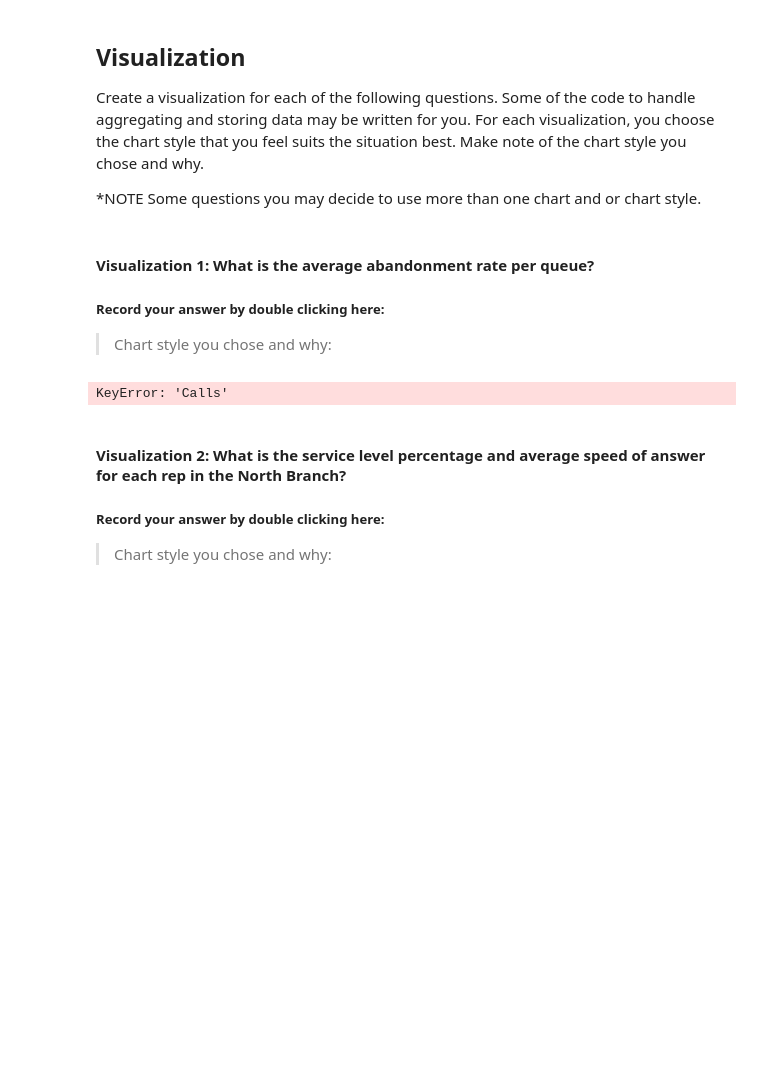
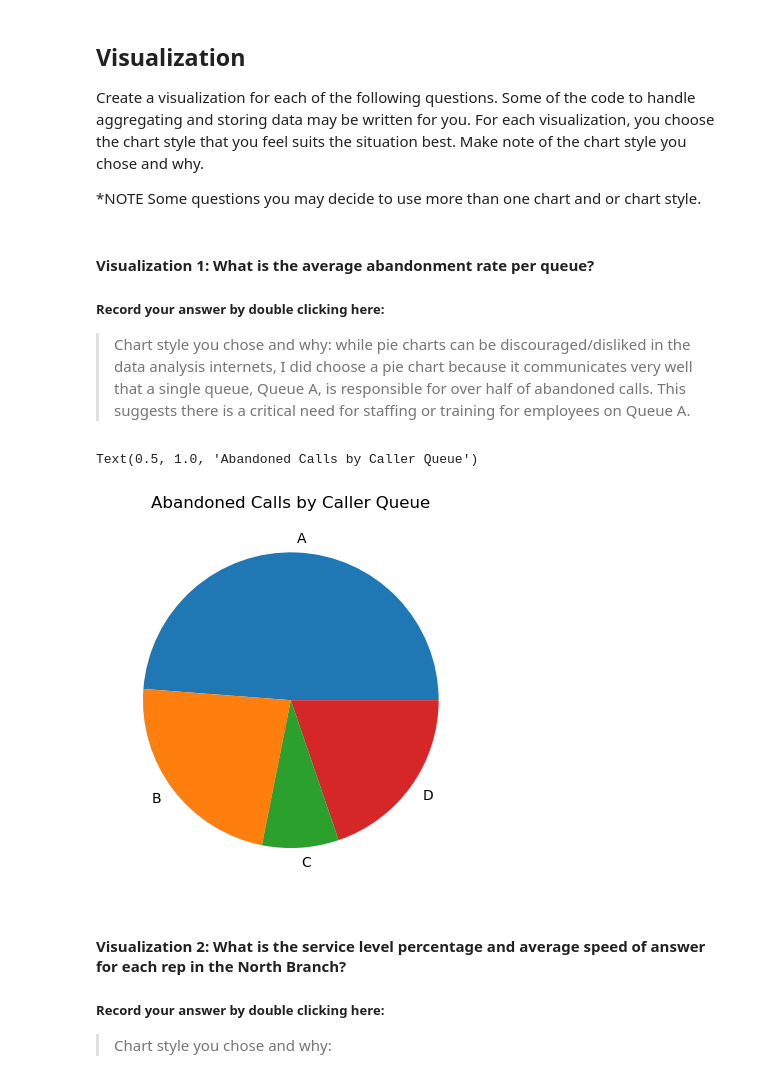
Before and after one commit to violet-phoenix/call-center-cleanup-assignment-Phx, a Jupyter notebook: Call_Center_Cleanup.ipynb, the cells around one changed output. Drawn from its saved outputs; the diff is of its cells as text; code cells hidden in the pictures; blank space fills up the shorter version.

Commit message:
fighting thru matplotlib

```diff
--- a/Call_Center_Cleanup.ipynb
+++ b/Call_Center_Cleanup.ipynb
@@ -337,7 +335,7 @@ Before you begin answering any questions, combine the two datasets together to c
 # Create dataframe for the entire company named df
 # Oops, so I already did this. Updating my cleanest dataframe to 'df' below.
 
-df = ns_df_skinny
+df = ns_df_undup
 dfn = df[df['Branch'] == 'North']
 dfs = df[df['Branch'] == 'South']
 # %% [markdown]
@@ -471,4 +469,4 @@ Create a visualization for each of the following questions. Some of the code to
 #### Visualization 1:  What is the average abandonment rate per queue?
 ##### Record your answer by double clicking here:
 
-> Chart style you chose and why:
+> Chart style you chose and why: while pie charts can be discouraged/disliked in the data analysis internets, I did choose a pie chart because it communicates very well that a single queue, Queue A, is responsible for over half of abandoned calls. This suggests there is a critical need for staffing or training for employees on Queue A.
@@ -479,19 +477,27 @@ Create a visualization for each of the following questions. Some of the code to
 # %%
 # Create visualization 1 here
 # Import any additional libraries needed with alias
-
+import matplotlib.pyplot as plt
+import seaborn as sns
 
 
 # The dictionary abandonment_rates has the data you need.
 abandonment_rates = {}
 queues = ["A", "B", "C", "D"]
 queue_dict = df.groupby("Queue").agg("sum")
+shares = []
 for i in range(4):
     abandonment_rates[queues[i]] = queue_dict["Abandoned"][i] / queue_dict["Calls"][i]
+    shares.append(abandonment_rates[queues[i]])
+
 
 #Your Code Here:
+
+plt.pie(shares, labels=queues)
+plt.title('Abandoned Calls by Caller Queue')
 # %% [output]
-KeyError: 'Calls'
+Text(0.5, 1.0, 'Abandoned Calls by Caller Queue')
+[figure, added]
 # %% [markdown]
 #### Visualization 2: What is the service level percentage and average speed of answer for each rep in the North Branch?
 ##### Record your answer by double clicking here:
```
Also changed, not shown: parts of 23 cells of this notebook.
